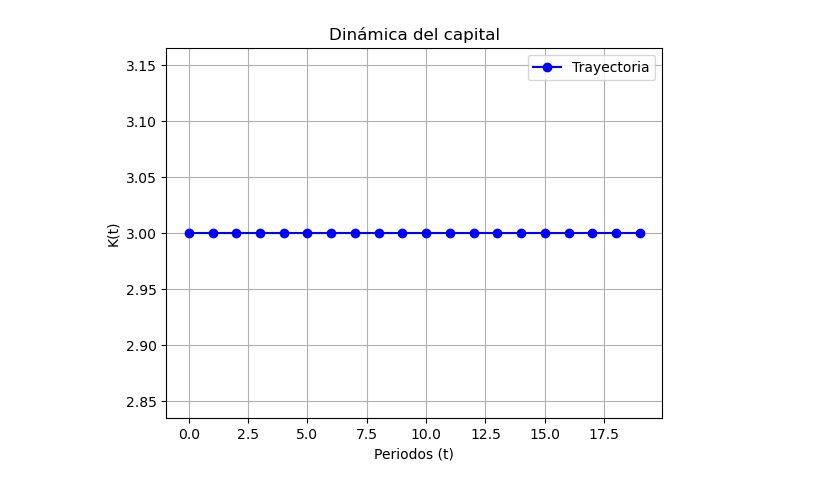
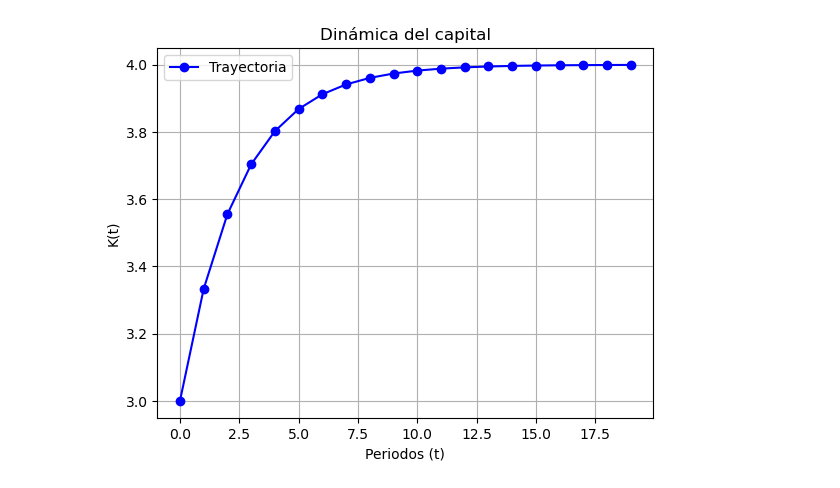
Before and after one commit to raviro2000/Din-mica-de-la-inversi-n-y-el-capital, a Jupyter notebook: Dinámica del capital y la inversión.ipynb, the cells around one changed output. Cells and saved outputs as stored; diff of their text form; code cells hidden in the pictures.

```diff
--- a/Dinámica del capital y la inversión.ipynb
+++ b/Dinámica del capital y la inversión.ipynb
@@ -4,35 +4,35 @@ import matplotlib.pyplot as plt
 
 
 # Dinamica del capital
 
 # Parametros
 epsilon = 0.5
-K_o = 3.0
+K_o = 4.0
 K_0 = 3.0
 
 # Función para la solución propuesta
 def solucion_propuesta(t):
     return (K_0 - K_o) * (1 / (1 + epsilon)) ** t + K_o
 
 # Configurar el número de pasos
 num_periodos = 20
 
 # Calcular los valores de K a lo largo de los pasos utilizando la solución propuesta
 K_valores_propuestos = [solucion_propuesta(t) for t in range(num_periodos)]
 
 # Crear un array de valores de tiempo (t)
 tiempo = np.arange(0, num_periodos)
 
 # Graficar los resultados
 plt.plot(tiempo, K_valores_propuestos, marker='o', linestyle='-', color='b', label='Trayectoria')
 plt.xlabel('Periodos (t)')
 plt.ylabel('K(t)')
 plt.title('Dinámica del capital')
 plt.grid(True)
 plt.legend()
 plt.show()
 # %% [output]
-[figure, old version]
+[figure, new version]
 # %%
 import numpy as np
 import matplotlib.pyplot as plt
```
Also changed, not shown: parts of 1 cell of this notebook.
